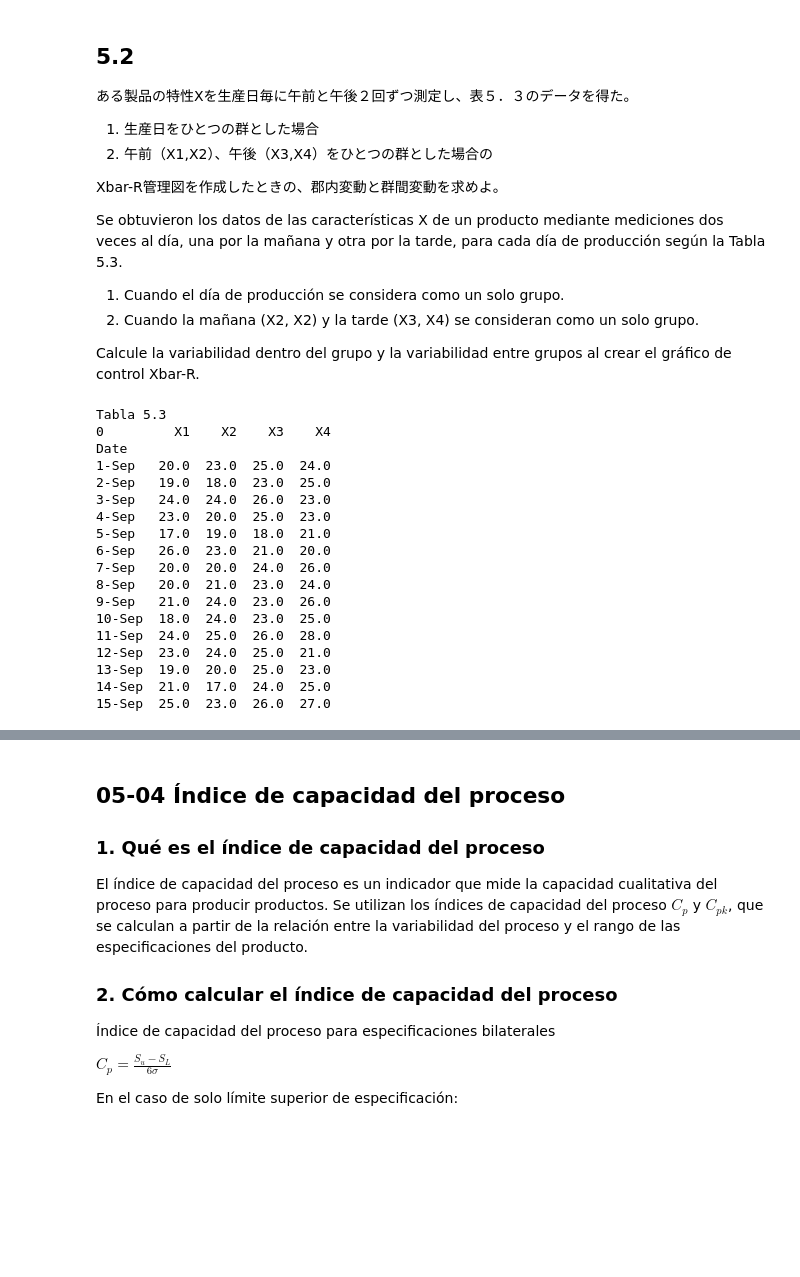
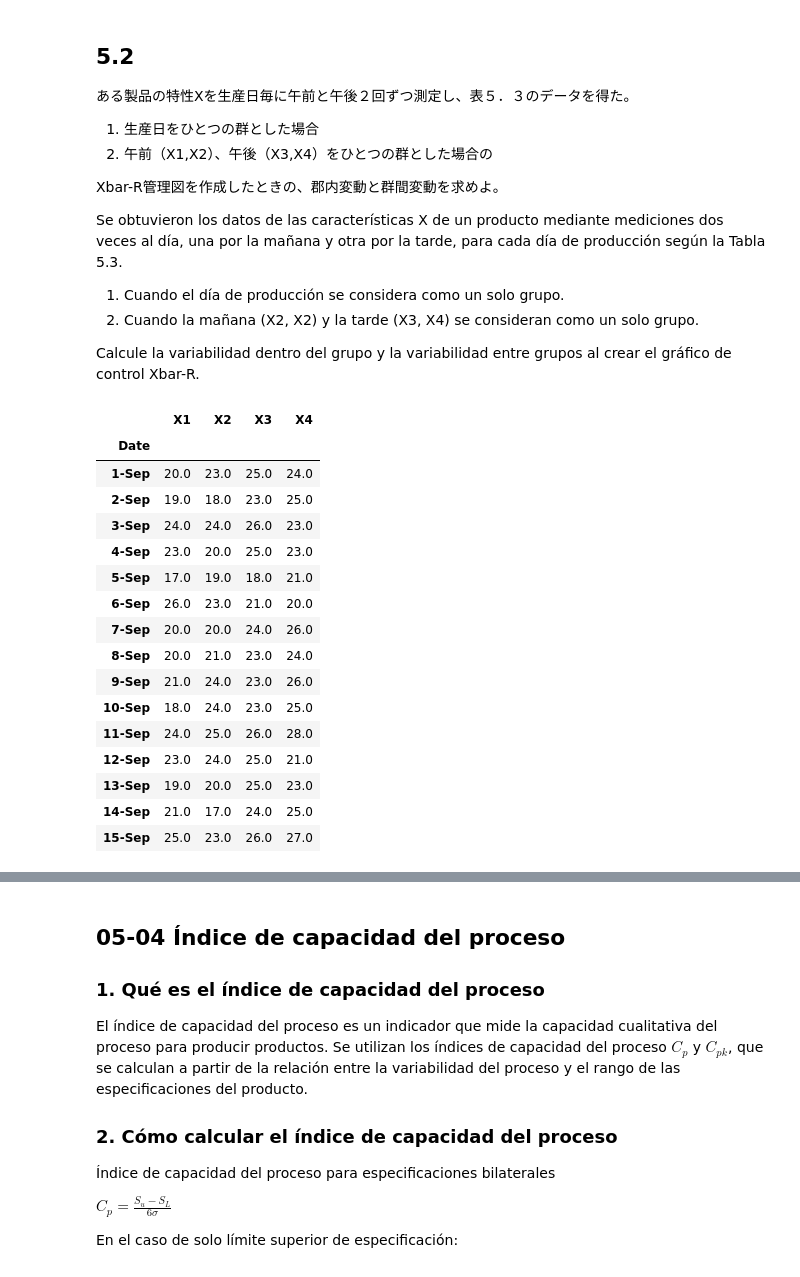
Before and after one commit to HiroshiATakano/QCKentei1, a Jupyter notebook: QCKentei1-5.ipynb, the cells around one changed output, grey strips where cells are left out. Saved outputs shown, nothing was run; the diff lists cells and outputs as text; code cells hidden in the pictures; blank space fills up the shorter version.

```diff
--- a/QCKentei1-5.ipynb
+++ b/QCKentei1-5.ipynb
@@ -144,60 +302,48 @@ Se obtuvieron los datos de las características X de un producto mediante medici
 
 Calcule la variabilidad dentro del grupo y la variabilidad entre grupos al crear el gráfico de control Xbar-R.
 # %%
-import pandas as pd
 import gspread
 from google.oauth2.service_account import Credentials
 
 # 認証情報の設定
 SERVICE_ACCOUNT_FILE = "my-project-vscode-452201-249bdb033f8c.json"  # JSONファイルのパス
 SCOPES = ["https://www.googleapis.com/auth/spreadsheets"]
 
 credentials = Credentials.from_service_account_file(SERVICE_ACCOUNT_FILE, scopes=SCOPES)
 client = gspread.authorize(credentials)
 
 # スプレッドシートを開く（URLまたはスプレッドシートIDを使用）
 SPREADSHEET_ID = "1RkO0VL4WR6cbPBfBEjz693Lo4SdUAoSvRHV491ggXTo"
 
 sheet = client.open_by_key(SPREADSHEET_ID).worksheet("Sheet10") # 最初のシートを取得
 
 # データを取得
 list_of_lists = sheet.get_all_values()
 df = pd.DataFrame(list_of_lists)
 
 df.columns = df.iloc[0]
 df = df.drop(index=0)
 df = df.set_index(df.columns[0])
 df = df.astype(float)
 
 df.to_excel("Data_1/Tabla_5_3.xlsx")
 
-print("Tabla 5.3 ")
-print(df)
-
-df2 = df.copy()
-
-df["group"] = range(1, len(df)+1)
-df.set_index("group", inplace=True)
-
-# Calcular la media (Xbar) y el rango (R)
-df["Xbar"] = df.mean(axis=1)
-df["R"] = df.max(axis=1) - df.min(axis=1)
+display(df)
 # %% [output]
-Tabla 5.3
-0         X1    X2    X3    X4
-Date
-1-Sep   20.0  23.0  25.0  24.0
-2-Sep   19.0  18.0  23.0  25.0
-3-Sep   24.0  24.0  26.0  23.0
-4-Sep   23.0  20.0  25.0  23.0
-5-Sep   17.0  19.0  18.0  21.0
-6-Sep   26.0  23.0  21.0  20.0
-7-Sep   20.0  20.0  24.0  26.0
-8-Sep   20.0  21.0  23.0  24.0
-9-Sep   21.0  24.0  23.0  26.0
-10-Sep  18.0  24.0  23.0  25.0
-11-Sep  24.0  25.0  26.0  28.0
-12-Sep  23.0  24.0  25.0  21.0
-13-Sep  19.0  20.0  25.0  23.0
-14-Sep  21.0  17.0  24.0  25.0
-15-Sep  25.0  23.0  26.0  27.0
+|  | X1 | X2 | X3 | X4 |
+| Date |  |  |  |  |
+| 1-Sep | 20.0 | 23.0 | 25.0 | 24.0 |
+| 2-Sep | 19.0 | 18.0 | 23.0 | 25.0 |
+| 3-Sep | 24.0 | 24.0 | 26.0 | 23.0 |
+| 4-Sep | 23.0 | 20.0 | 25.0 | 23.0 |
+| 5-Sep | 17.0 | 19.0 | 18.0 | 21.0 |
+| 6-Sep | 26.0 | 23.0 | 21.0 | 20.0 |
+| 7-Sep | 20.0 | 20.0 | 24.0 | 26.0 |
+| 8-Sep | 20.0 | 21.0 | 23.0 | 24.0 |
+| 9-Sep | 21.0 | 24.0 | 23.0 | 26.0 |
+| 10-Sep | 18.0 | 24.0 | 23.0 | 25.0 |
+| 11-Sep | 24.0 | 25.0 | 26.0 | 28.0 |
+| 12-Sep | 23.0 | 24.0 | 25.0 | 21.0 |
+| 13-Sep | 19.0 | 20.0 | 25.0 | 23.0 |
+| 14-Sep | 21.0 | 17.0 | 24.0 | 25.0 |
+| 15-Sep | 25.0 | 23.0 | 26.0 | 27.0 |
```
Also changed, not shown: parts of 28 cells of this notebook, 21 other files.
